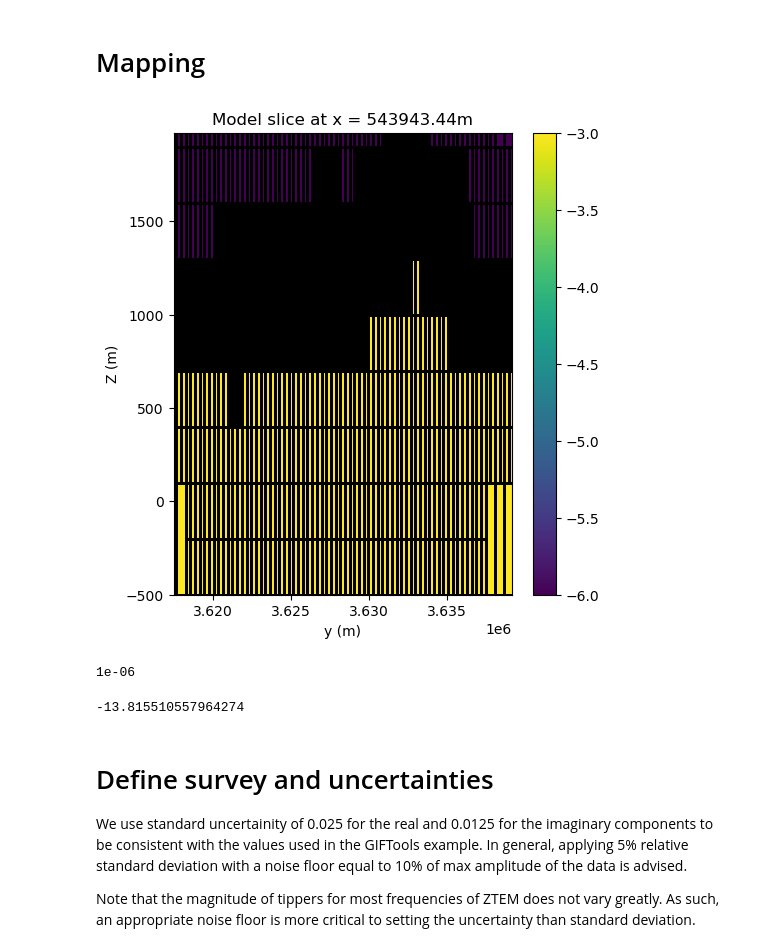
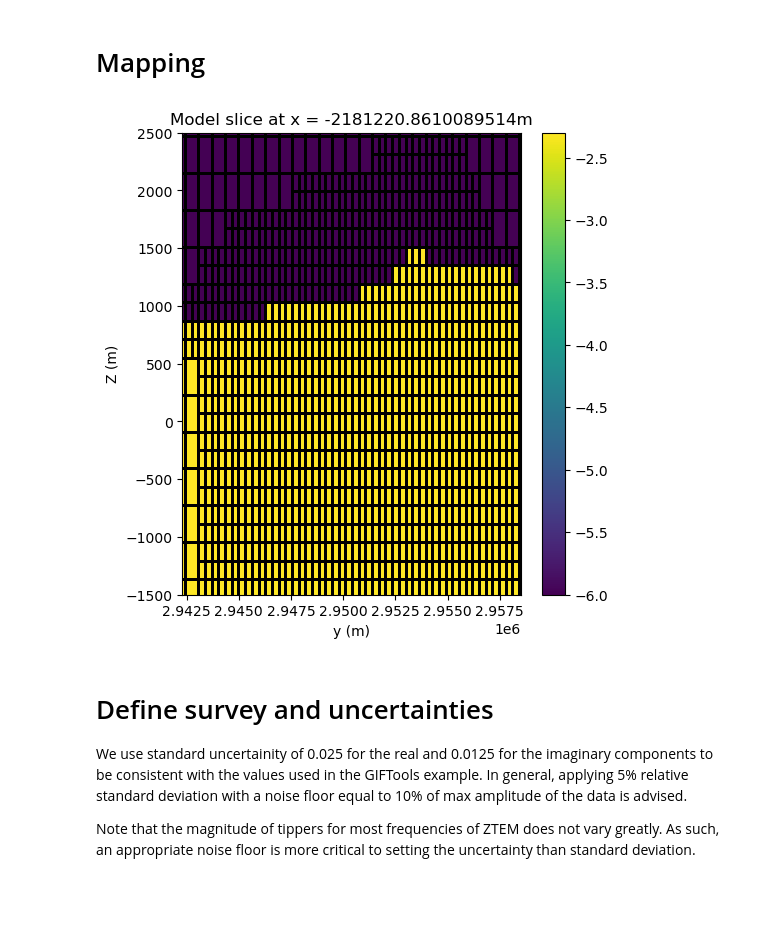
Before and after one commit to pokarparth/ztem_simpeg, a Jupyter notebook: notebooks/ztem_true_deci.ipynb, the cells around one changed output. Cells and saved outputs as stored; diff of their text form; code cells hidden in the pictures; blank space fills up the shorter version.

```diff
--- a/notebooks/ztem_true_deci.ipynb
+++ b/notebooks/ztem_true_deci.ipynb
@@ -30,7 +32,7 @@ The data array can then be used to create SimPEG `survey` and `data` objects.
 Note that the data here is decimated due to computational constraints.
 # %%
 # Load the topo
-dir = "../data/field/"
+dir = "git/ztem_simpeg/data/field/"
 topo = np.loadtxt(dir + "topo.xyz")
 # %%
 # Import data as a list and rearrange the data based on frequencies
@@ -114,8 +151,8 @@ Min skin depth at 720 Hz: 589.2556509887896 m
 # %%
 # domain OcTree mesh
 
-dh = 150.0  # base cell width
-dhz = 80.0  # base cell width for z axis
+dh = 320.0  # base cell width
+dhz = 160.0  # base cell width for z axis
 dom_width_x = 40000.0  # domain width x
 dom_width_y = 40000.0  # domain width y
 dom_width_z = 6000.0  # domain width z
@@ -123,12 +160,12 @@ dom_width_z = 6000.0  # domain width z
 # Number of base mesh cells in each direction. Must be a power of 2
 nbcx = 2 ** int(np.round(np.log(dom_width_x / dh) / np.log(2.0)))  # num. base cells x
 nbcy = 2 ** int(np.round(np.log(dom_width_y / dh) / np.log(2.0)))  # num. base cells y
-nbcz = 2 ** int(np.round(np.log(dom_width_z / dh) / np.log(2.0)))  # num. base cells z
+nbcz = 2 ** int(np.round(np.log(dom_width_z / dhz) / np.log(2.0)))  # num. base cells z
 
 # Define the base mesh
 hx = [(dh, nbcx)]
 hy = [(dh, nbcy)]
-hz = [(dh, nbcz)]
+hz = [(dhz, nbcz)]
 
 x0 = np.median(receiver_locations[:,0])
 y0 = np.median(receiver_locations[:,1])
@@ -137,24 +174,23 @@ z0 = np.median(receiver_locations[:,2])
 origin = [x0-dom_width_x/2, y0-dom_width_y/2, z0-dom_width_z/2]
 
 mesh = discretize.TreeMesh([hx, hy, hz], origin=origin)
+# define a rotation matrix to rotate mesh 45 degrees counter-clockwise
 
 #define core extent
-#core_points = ndgrid(
-#     np.r_[np.min(receiver_locations[:,0]), np.max(receiver_locations[:,0])], np.r_[np.min(receiver_locations[:,1]),
-#                                                                             np.max(receiver_locations[:,1])], np.r_[np.min(topo_deci[:,2])-1000,np.max(topo_deci[:,2])))
-
 core_points = ndgrid(
-     np.r_[0,0],np.r_[0,0], np.r_[-1000,np.max(topo_deci[:,2])]
- )
+     np.r_[np.min(receiver_locations[:,0]), np.max(receiver_locations[:,0])],
+    np.r_[np.min(receiver_locations[:,1]), np.max(receiver_locations[:,1])],
+    np.r_[np.min(topo_deci[:,2])-1500,800])
 
 #Refine mesh around core region
-mesh.refine_bounding_box(core_points, padding_cells_by_level=[2], finalize=False)
+mesh.refine_bounding_box(core_points, level=-1,padding_cells_by_level=[4,4,4], finalize=False)
 
 #Refine around topo
-mesh.refine_surface(topo_deci,padding_cells_by_level=[2], finalize=False)
+
+mesh.refine_surface(topo_deci,level=-1, padding_cells_by_level=[2], finalize=False)
 
 #refine around receivers
-mesh.refine_points(receiver_locations, padding_cells_by_level=[2,4], finalize=False)
+mesh.refine_points(receiver_locations, level=-1, padding_cells_by_level=[2],finalize=False)
 
 mesh.finalize()
 mesh
@@ -165,7 +201,7 @@ mesh
 # Define model
 # %%
 # Define starting conductivity model on the mesh
-sig_back = 1e-3
+sig_back = 5e-3
 sig_air = 1e-6
 #Define active indices below topography
 active_inds = active_from_xyz(mesh, topo_deci, 'N')
@@ -217,47 +253,42 @@ def closest_value(mesh, target_value, axis):
 fig = plt.figure(figsize=(12, 6))
 #plot_map = maps.LogMap(mesh)*model
 # Select the axis
-xlim = [np.min(receiver_locations[:,0]), np.max(receiver_locations[:,0])]
-ylim = [np.min(receiver_locations[:,1]), np.max(receiver_locations[:,1])]
-zlim = [-500, np.max(receiver_locations[:,2])]
+xlim = [np.min(topo_deci[:,0]), np.max(topo_deci[:,0])]
+ylim = [np.min(topo_deci[:,1]), np.max(topo_deci[:,1])]
+#ylim = [y0-dom_width_y/2,y0+dom_width_y/2]
+#xlim = [x0-dom_width_x/2,x0+dom_width_x/2]
+
+zlim = [-1500, 2500]
 
 slice_axis = 'x'  # Change this to 'x', 'y', or 'z' as needed
 
 # Find index of the mesh where the selected axis is approximately equal to the target value
 plot_ind = np.where(getattr(mesh, f'nodes_{slice_axis}') == closest_value(mesh, x0, slice_axis))[0][0]
 
 ax1 = fig.add_subplot(121)
 out = mesh.plot_slice(np.log10(model), normal=slice_axis.upper(), ax=ax1, ind=plot_ind, grid=True)
                        #pcolor_opts={"vmin":np.log10(sig_air), "vmax":np.log10(sig_back)})
 cb = plt.colorbar(out[0], orientation="vertical")
 
 ax1.set_title(f"Model slice at {slice_axis} = {getattr(mesh, f'nodes_{slice_axis}')[int(plot_ind)]}m")
 
 if slice_axis == 'y' or slice_axis == 'x':
     ax1.set_ylim(zlim)
     if slice_axis == 'y':
         ax1.set_xlim(xlim)
         ax1.set_xlabel('x (m)')
     else:
         ax1.set_xlim(ylim)
         ax1.set_xlabel('y (m)')
     ax1.set_ylabel('Z (m)')
 else:
     ax1.set_ylim(ylim)
     ax1.set_xlim(xlim)
     plt.plot(receiver_locations[:, 0], receiver_locations[:, 1], 'r.',alpha=0.25)
     ax1.set_xlabel('x (m)')
     ax1.set_ylabel('y (m)')
 # %% [output]
-[figure, old version]
+[figure, new version]
-# %%
-model.min()
-# %% [output]
-1e-06
-# %%
-np.log(1e-6)
-# %% [output]
--13.815510557964274
 # %% [markdown]
 # Define survey and uncertainties
 We use standard uncertainity of 0.025 for the real and 0.0125 for the imaginary components to be consistent with the values used in the GIFTools example.
```
Also changed, not shown: parts of 17 cells of this notebook, 13 other files.
